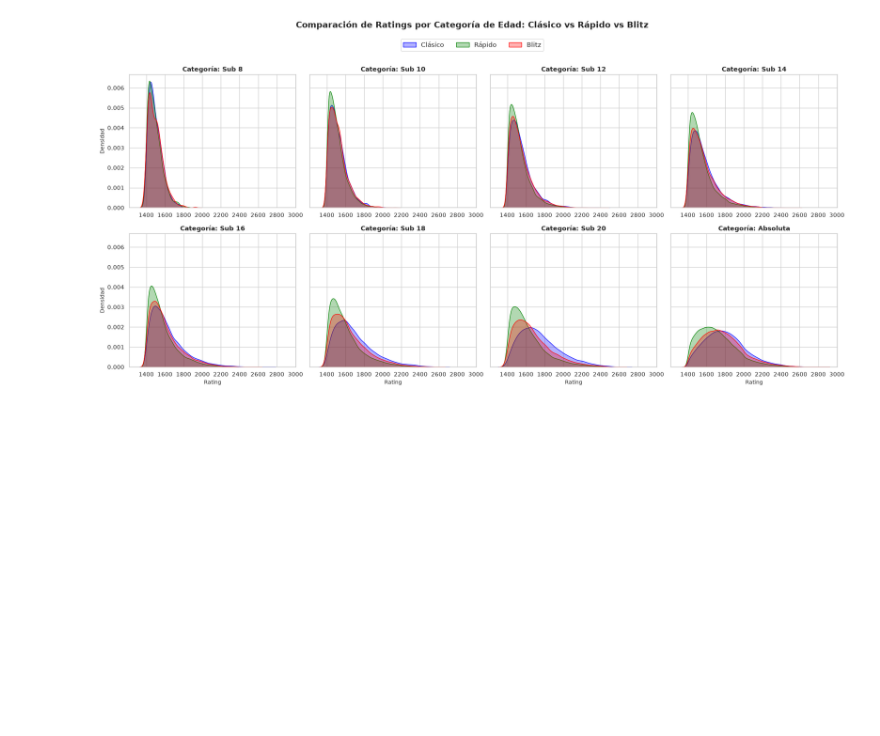
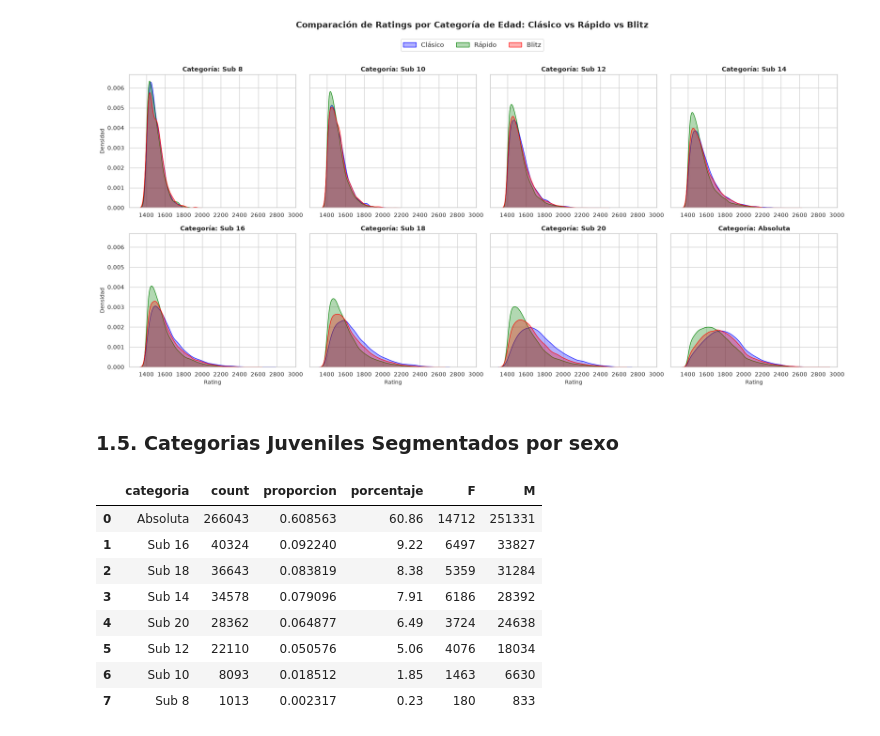
Before and after one commit to Entropy-v0/Kepler-ChessAnalytics, a Jupyter notebook: notebooks/02-demografia_edad_genero.ipynb, the cells around one changed output. Saved outputs shown, nothing was run; the diff lists cells and outputs as text; code cells hidden in the pictures; blank space fills up the shorter version.

```diff
--- a/notebooks/02-demografia_edad_genero.ipynb
+++ b/notebooks/02-demografia_edad_genero.ipynb
@@ -245,3 +245,25 @@ plt.tight_layout(rect=[0, 0, 1, 0.92])
 plt.show()
 # %% [output]
 [figure]
+# %% [markdown]
+### 1.5. Categorias Juveniles Segmentados por sexo
+# %%
+pd.crosstab(df['categoria'], df['sex']).reset_index()
+genero = pd.crosstab(df['categoria'], df['sex']).reset_index()
+
+
+df_categorias_seg = pd.merge(df_categorias, genero, on='categoria', how='left')
+
+
+
+df_categorias_seg
+# %% [output]
+|  | categoria | count | proporcion | porcentaje | F | M |
+| 0 | Absoluta | 266043 | 0.608563 | 60.86 | 14712 | 251331 |
+| 1 | Sub 16 | 40324 | 0.092240 | 9.22 | 6497 | 33827 |
+| 2 | Sub 18 | 36643 | 0.083819 | 8.38 | 5359 | 31284 |
+| 3 | Sub 14 | 34578 | 0.079096 | 7.91 | 6186 | 28392 |
+| 4 | Sub 20 | 28362 | 0.064877 | 6.49 | 3724 | 24638 |
+| 5 | Sub 12 | 22110 | 0.050576 | 5.06 | 4076 | 18034 |
+| 6 | Sub 10 | 8093 | 0.018512 | 1.85 | 1463 | 6630 |
+| 7 | Sub 8 | 1013 | 0.002317 | 0.23 | 180 | 833 |
```
Also changed, not shown: parts of 7 cells of this notebook.
